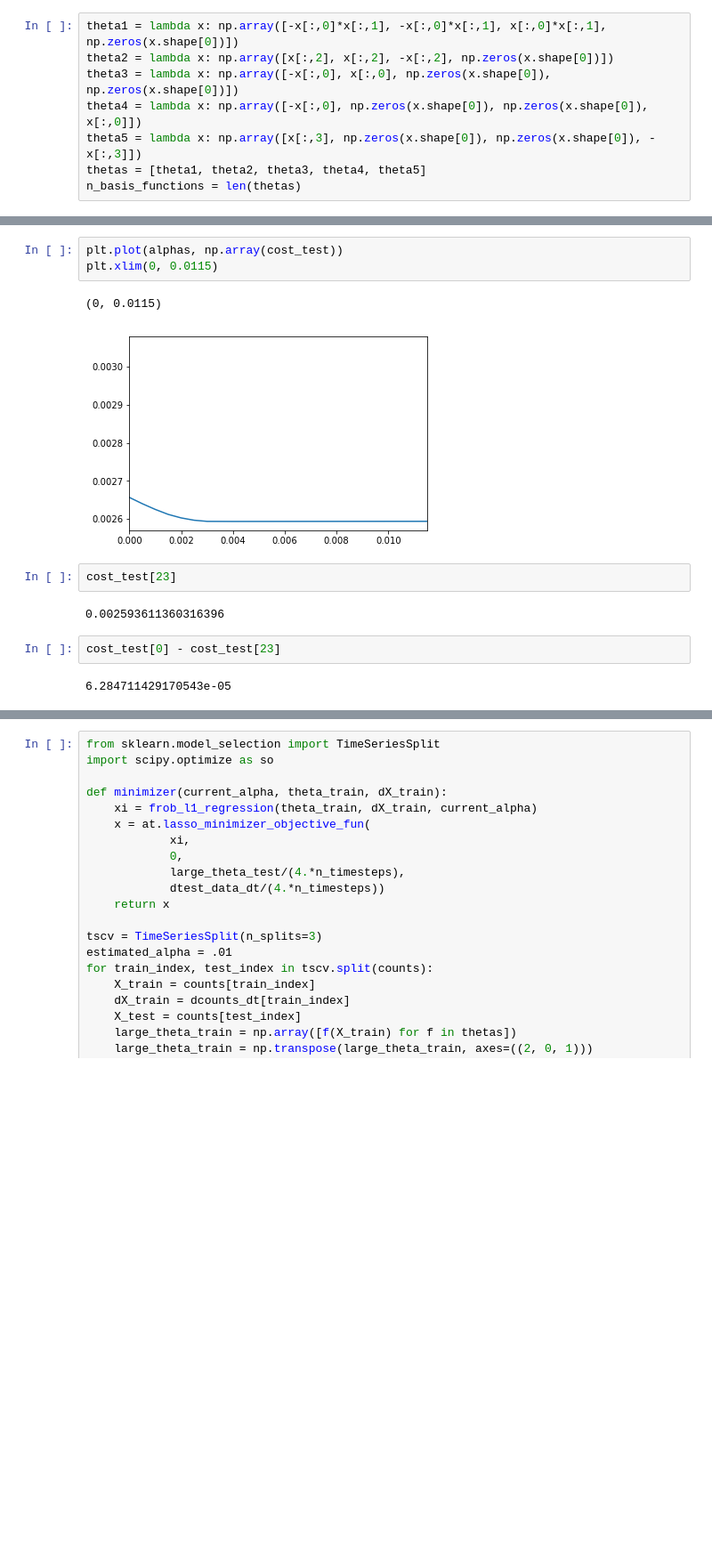
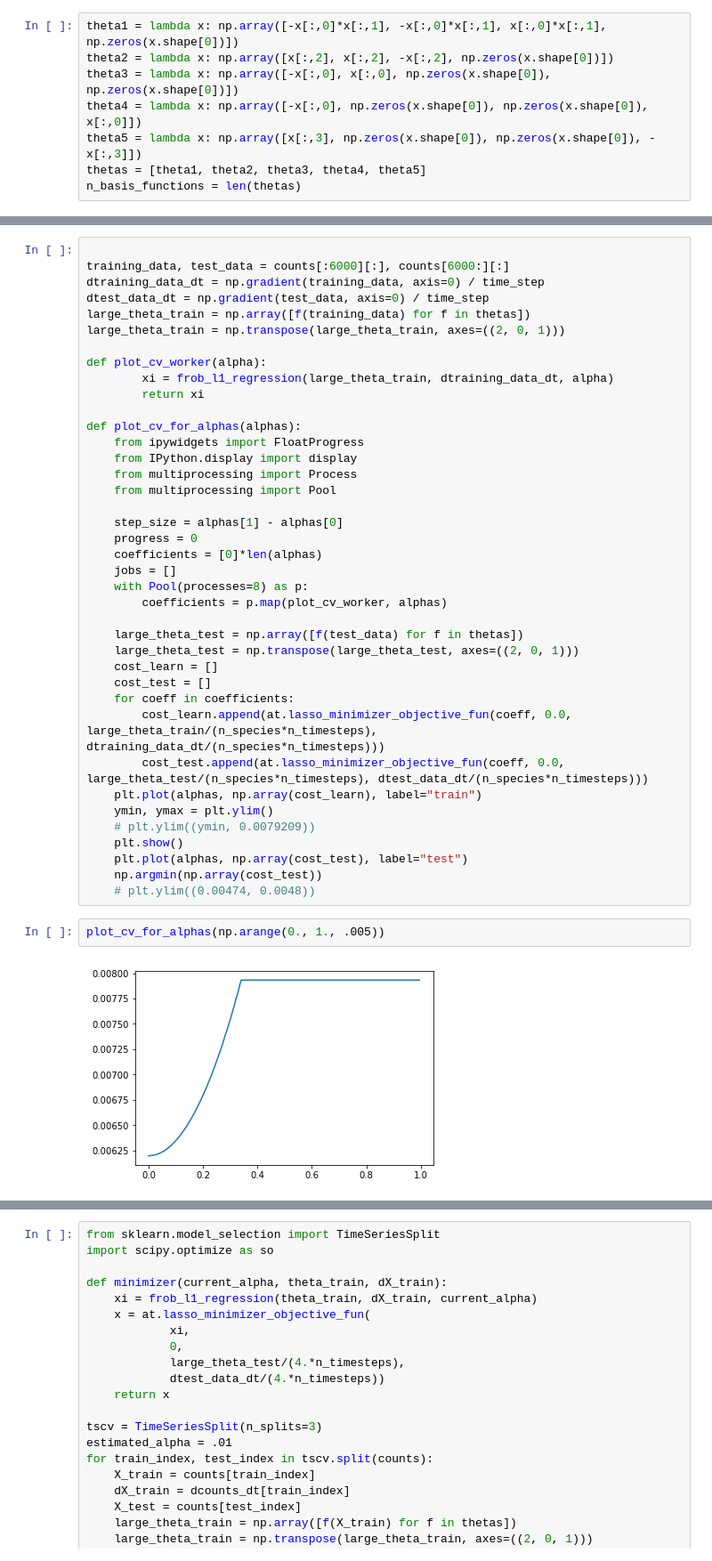
Before and after one commit to readdy/readdy_learn, a Jupyter notebook: analyze/analyze_simple.ipynb, the cells around one changed output, grey strips where cells are left out. Shown: that part at 89% size. Cells and saved outputs as stored; diff of their text form; blank space fills up the shorter version.

```diff
--- a/analyze/analyze_simple.ipynb
+++ b/analyze/analyze_simple.ipynb
@@ -238,14 +200,43 @@ np.argmin(np.array(cost_test))
-# %%
-plt.plot(alphas, np.array(cost_test))
-plt.xlim(0, 0.0115)
-# %% [output]
-(0, 0.0115)
-[figure, removed]
-# %%
-cost_test[23]
-# %% [output]
-0.002593611360316396
-# %%
-cost_test[0] - cost_test[23]
-# %% [output]
-6.284711429170543e-05
+# %%
+
+training_data, test_data = counts[:6000][:], counts[6000:][:]
+dtraining_data_dt = np.gradient(training_data, axis=0) / time_step
+dtest_data_dt = np.gradient(test_data, axis=0) / time_step
+large_theta_train = np.array([f(training_data) for f in thetas])
+large_theta_train = np.transpose(large_theta_train, axes=((2, 0, 1)))
+
+def plot_cv_worker(alpha):
+        xi = frob_l1_regression(large_theta_train, dtraining_data_dt, alpha)
+        return xi
+
+def plot_cv_for_alphas(alphas):
+    from ipywidgets import FloatProgress
+    from IPython.display import display
+    from multiprocessing import Process
+    from multiprocessing import Pool
+
+    step_size = alphas[1] - alphas[0]
+    progress = 0
+    coefficients = [0]*len(alphas)
+    jobs = []
+    with Pool(processes=8) as p:
+        coefficients = p.map(plot_cv_worker, alphas)
+
+    large_theta_test = np.array([f(test_data) for f in thetas])
+    large_theta_test = np.transpose(large_theta_test, axes=((2, 0, 1)))
+    cost_learn = []
+    cost_test = []
+    for coeff in coefficients:
+        cost_learn.append(at.lasso_minimizer_objective_fun(coeff, 0.0, large_theta_train/(n_species*n_timesteps), dtraining_data_dt/(n_species*n_timesteps)))
+        cost_test.append(at.lasso_minimizer_objective_fun(coeff, 0.0, large_theta_test/(n_species*n_timesteps), dtest_data_dt/(n_species*n_timesteps)))
+    plt.plot(alphas, np.array(cost_learn), label="train")
+    ymin, ymax = plt.ylim()
+    # plt.ylim((ymin, 0.0079209))
+    plt.show()
+    plt.plot(alphas, np.array(cost_test), label="test")
+    np.argmin(np.array(cost_test))
+    # plt.ylim((0.00474, 0.0048))
+# %%
+plot_cv_for_alphas(np.arange(0., 1., .005))
+# %% [output]
+[figure, added]
```
Also changed, not shown: parts of 13 cells of this notebook, 4 other files.
